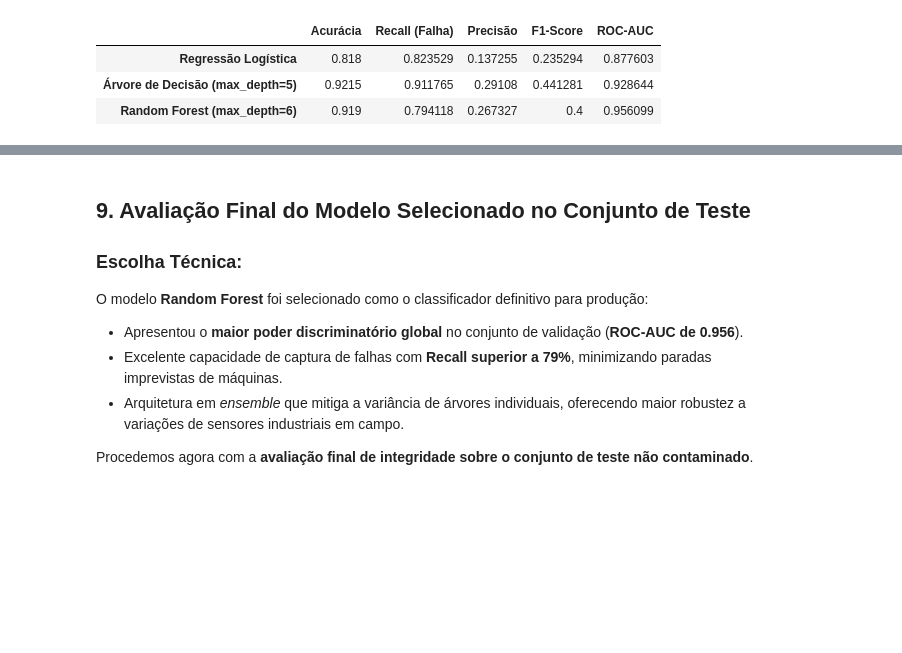
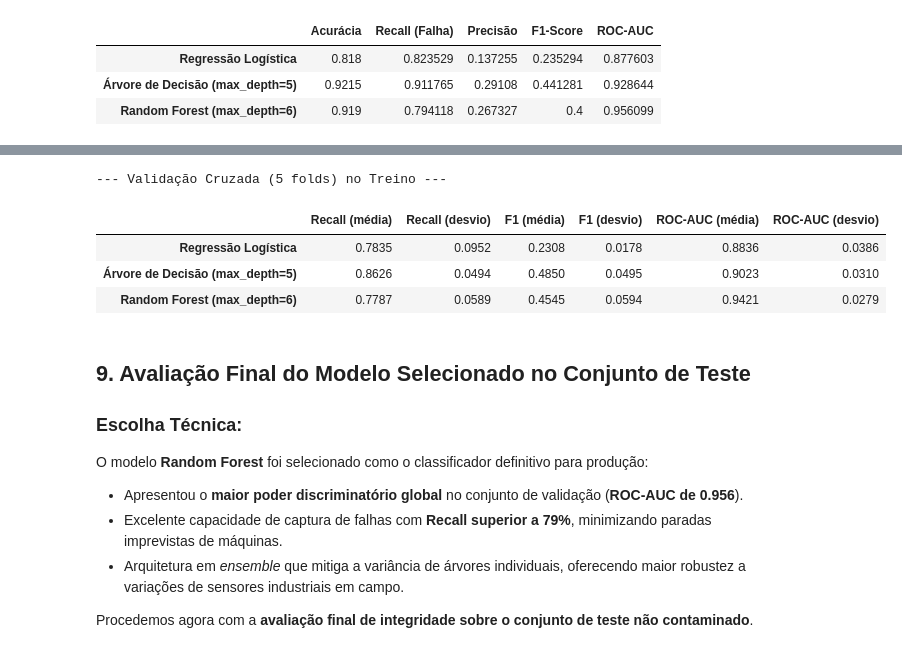
Before and after one commit to ffegegsgabad/api-preditiva-aplicada-a-industria-40, a Jupyter notebook: notebooks/treinamento_modelo.ipynb, the cells around one changed output, grey strips where cells are left out. Drawn from its saved outputs; the diff is of its cells as text; code cells hidden in the pictures; blank space fills up the shorter version.

Commit message:
adiciona validacao cruzada estratificada na comparacao de modelos

```diff
--- a/notebooks/treinamento_modelo.ipynb
+++ b/notebooks/treinamento_modelo.ipynb
@@ -297,3 +305,32 @@ tabela_validacao.round(4)
+# %%
+cv = StratifiedKFold(n_splits=5, shuffle=True, random_state=42)
+
+resultados_cv = {}
+for nome, clf in modelos_candidatos.items():
+    pipe_cv = ImbPipeline([
+        ("preprocessor", clone(preprocessor)),
+        ("smote", SMOTE(random_state=42)),
+        ("classifier", clone(clf)),
+    ])
+    scores = cross_validate(pipe_cv, X_train, y_train, cv=cv, scoring=["recall", "f1", "roc_auc"])
+    resultados_cv[nome] = {
+        "Recall (média)": scores["test_recall"].mean(),
+        "Recall (desvio)": scores["test_recall"].std(),
+        "F1 (média)": scores["test_f1"].mean(),
+        "F1 (desvio)": scores["test_f1"].std(),
+        "ROC-AUC (média)": scores["test_roc_auc"].mean(),
+        "ROC-AUC (desvio)": scores["test_roc_auc"].std(),
+    }
+
+tabela_cv = pd.DataFrame(resultados_cv).T
+print("--- Validação Cruzada (5 folds) no Treino ---")
+tabela_cv.round(4)
+# %% [output]
+--- Validação Cruzada (5 folds) no Treino ---
+|  | Recall (média) | Recall (desvio) | F1 (média) | F1 (desvio) | ROC-AUC (média) | ROC-AUC (desvio) |
+| Regressão Logística | 0.7835 | 0.0952 | 0.2308 | 0.0178 | 0.8836 | 0.0386 |
+| Árvore de Decisão (max_depth=5) | 0.8626 | 0.0494 | 0.4850 | 0.0495 | 0.9023 | 0.0310 |
+| Random Forest (max_depth=6) | 0.7787 | 0.0589 | 0.4545 | 0.0594 | 0.9421 | 0.0279 |
 # %% [markdown]
 ## 9. Avaliação Final do Modelo Selecionado no Conjunto de Teste
 
```
Also changed, not shown: parts of 1 cell of this notebook.
